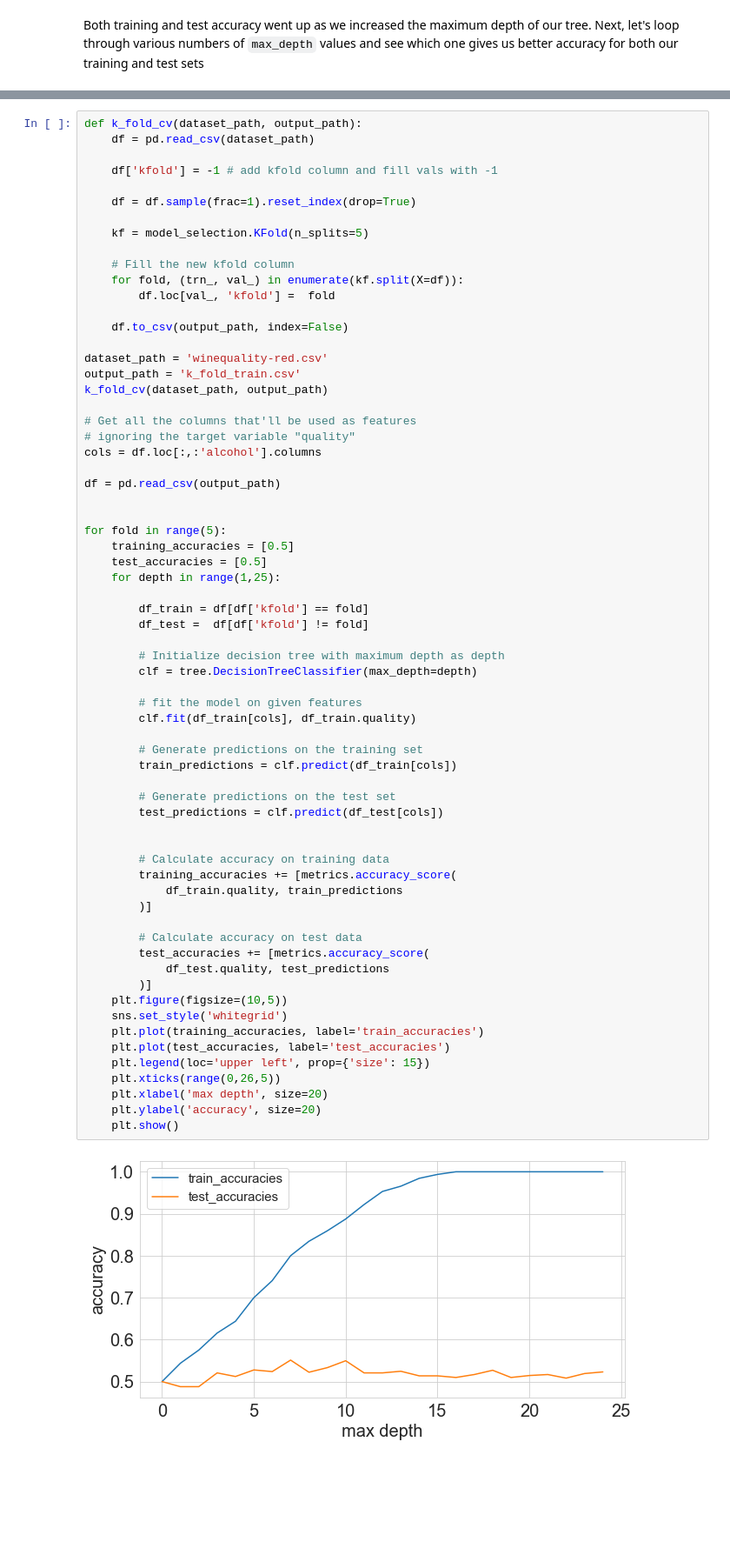
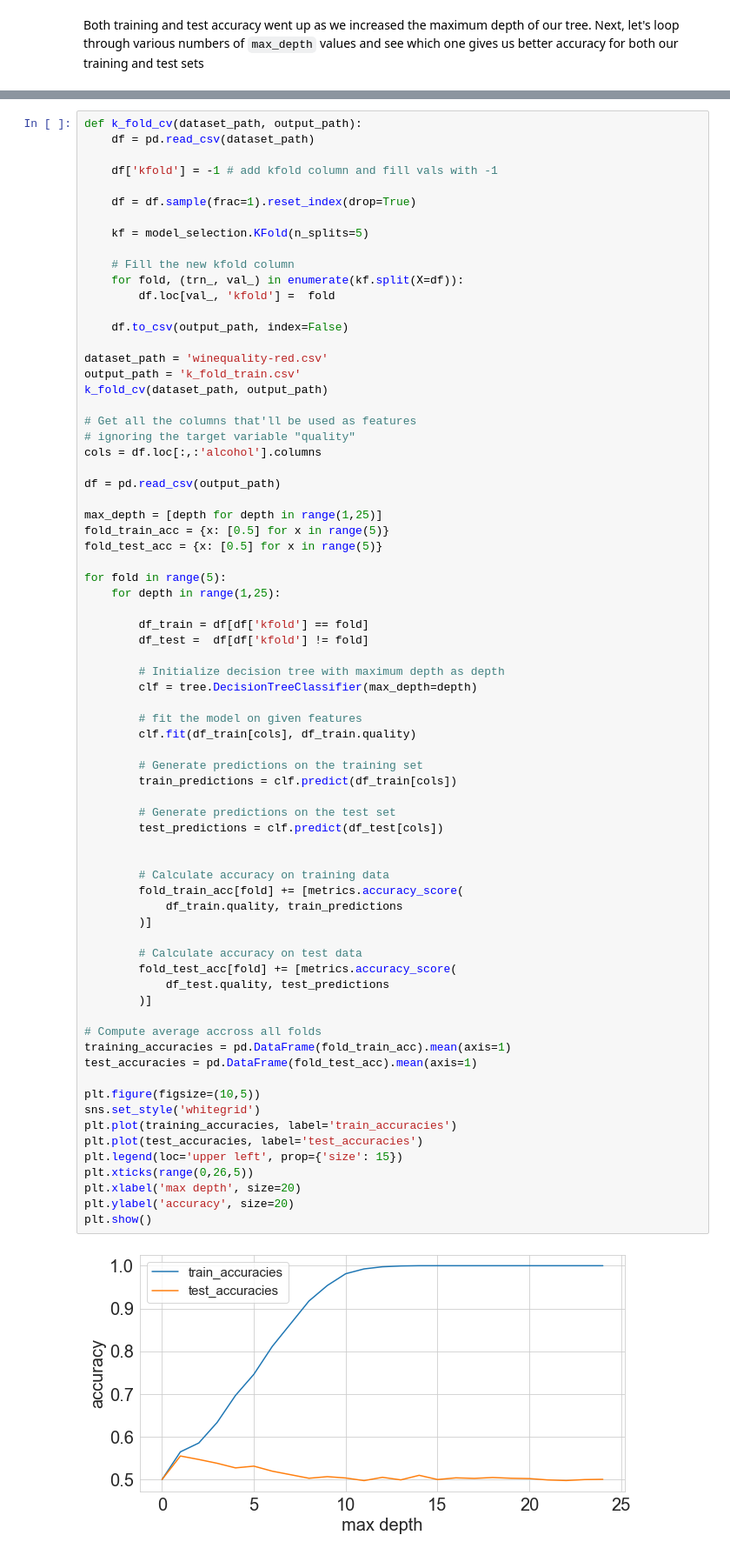
Before and after one commit to AliKhanafer7/approachingalmost, a Jupyter notebook: AAAMLP.ipynb, the cells around one changed output, grey strips where cells are left out. Shown: that part at 87% size. Saved outputs shown, nothing was run; the diff lists cells and outputs as text; blank space fills up the shorter version.

```diff
--- a/AAAMLP.ipynb
+++ b/AAAMLP.ipynb
@@ -268,45 +273,51 @@ cols = df.loc[:,:'alcohol'].columns
 
 df = pd.read_csv(output_path)
 
+max_depth = [depth for depth in range(1,25)]
+fold_train_acc = {x: [0.5] for x in range(5)}
+fold_test_acc = {x: [0.5] for x in range(5)}
 
 for fold in range(5):
-    training_accuracies = [0.5]
-    test_accuracies = [0.5]
     for depth in range(1,25):
 
         df_train = df[df['kfold'] == fold]
         df_test =  df[df['kfold'] != fold]
 
         # Initialize decision tree with maximum depth as depth
         clf = tree.DecisionTreeClassifier(max_depth=depth)
 
         # fit the model on given features
         clf.fit(df_train[cols], df_train.quality)
 
         # Generate predictions on the training set
         train_predictions = clf.predict(df_train[cols])
 
         # Generate predictions on the test set
         test_predictions = clf.predict(df_test[cols])
 
 
         # Calculate accuracy on training data
-        training_accuracies += [metrics.accuracy_score(
+        fold_train_acc[fold] += [metrics.accuracy_score(
             df_train.quality, train_predictions
         )]
 
         # Calculate accuracy on test data
-        test_accuracies += [metrics.accuracy_score(
+        fold_test_acc[fold] += [metrics.accuracy_score(
             df_test.quality, test_predictions
         )]
-    plt.figure(figsize=(10,5))
-    sns.set_style('whitegrid')
-    plt.plot(training_accuracies, label='train_accuracies')
-    plt.plot(test_accuracies, label='test_accuracies')
-    plt.legend(loc='upper left', prop={'size': 15})
-    plt.xticks(range(0,26,5))
-    plt.xlabel('max depth', size=20)
-    plt.ylabel('accuracy', size=20)
-    plt.show()
+
+# Compute average accross all folds
+training_accuracies = pd.DataFrame(fold_train_acc).mean(axis=1)
+test_accuracies = pd.DataFrame(fold_test_acc).mean(axis=1)
+
+plt.figure(figsize=(10,5))
+sns.set_style('whitegrid')
+plt.plot(training_accuracies, label='train_accuracies')
+plt.plot(test_accuracies, label='test_accuracies')
+plt.legend(loc='upper left', prop={'size': 15})
+plt.xticks(range(0,26,5))
+plt.xlabel('max depth', size=20)
+plt.ylabel('accuracy', size=20)
+plt.show()
 # %% [output]
-[figure, old version]
+[figure, new version]
```
Also changed, not shown: parts of 19 cells of this notebook.
